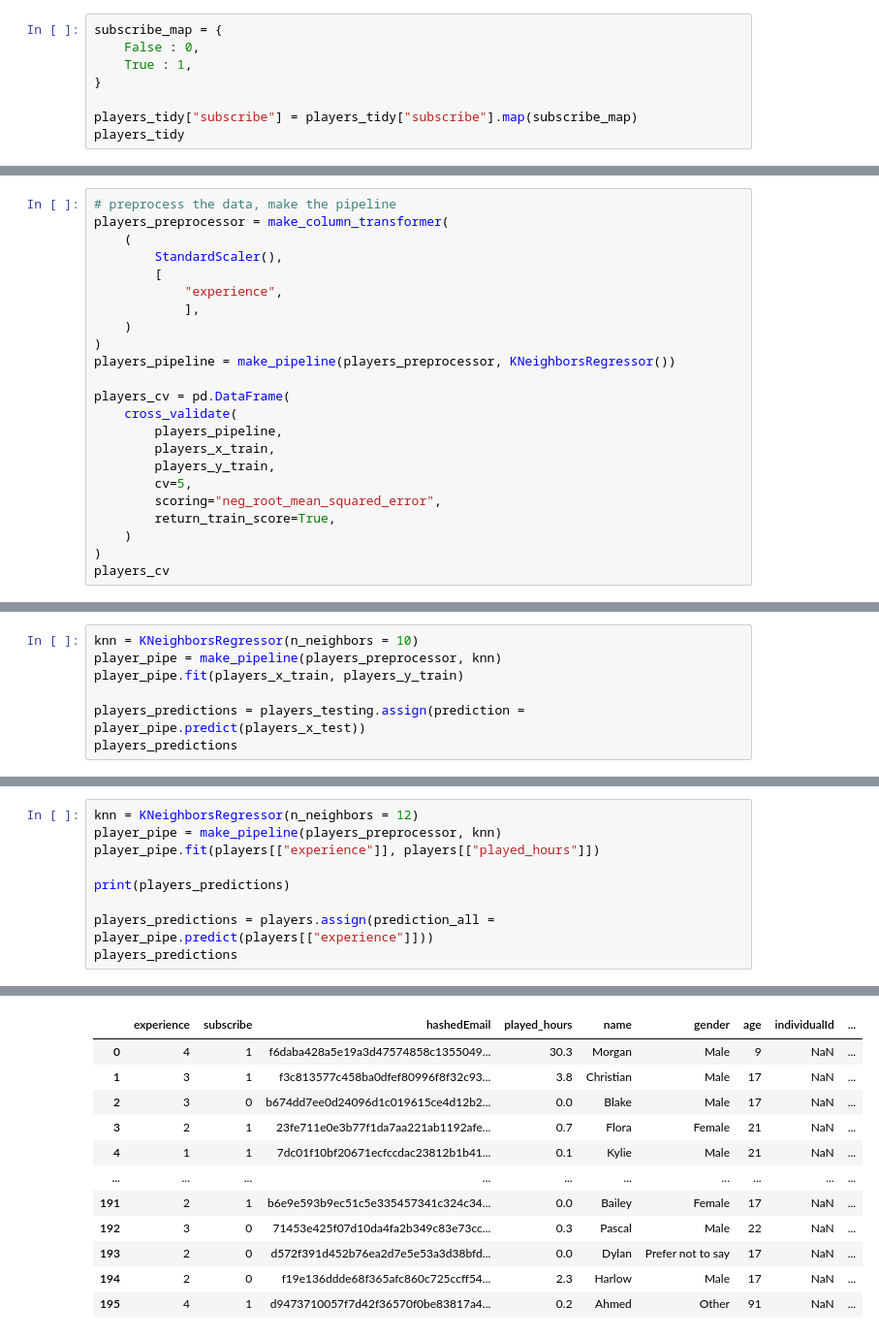
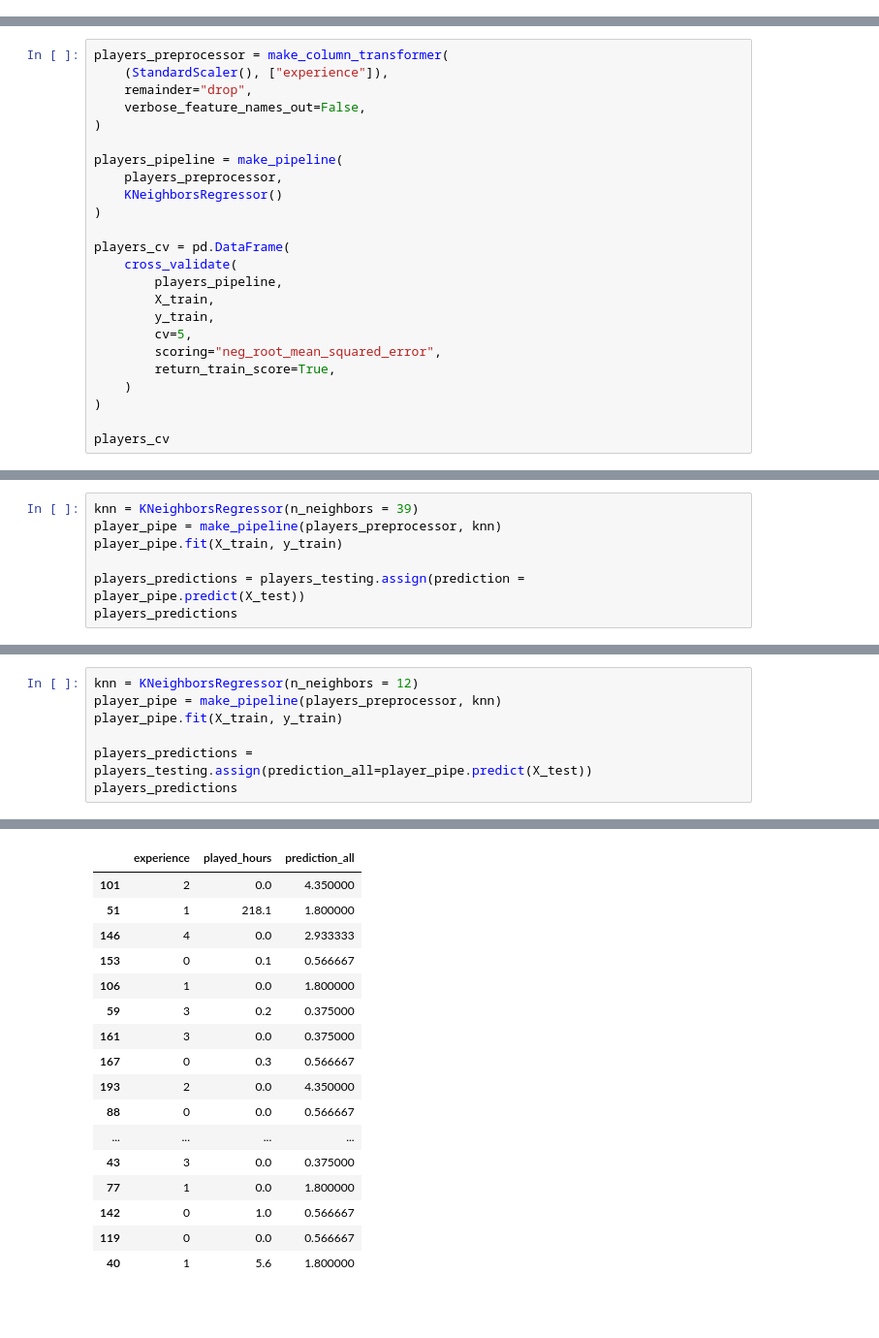
Before and after one commit to sydlpeters/dsci-group-2025w1-group-101-1, a Jupyter notebook: FinalProject.ipynb, the cells around one changed output, grey strips where cells are left out. Shown at 97% size. Drawn from its saved outputs; the diff is of its cells as text; blank space fills up the shorter version.

```diff
--- a/FinalProject.ipynb
+++ b/FinalProject.ipynb
@@ -201,8 +212,0 @@ players
-# %%
-subscribe_map = {
-    False : 0,
-    True : 1,
-}
-
-players_tidy["subscribe"] = players_tidy["subscribe"].map(subscribe_map)
-players_tidy
@@ -251,25 +227,26 @@ players_training
 # %%
-# preprocess the data, make the pipeline
 players_preprocessor = make_column_transformer(
-    (
-        StandardScaler(),
-        [
-            "experience",
-            ],
-    )
+    (StandardScaler(), ["experience"]),
+    remainder="drop",
+    verbose_feature_names_out=False,
 )
-players_pipeline = make_pipeline(players_preprocessor, KNeighborsRegressor())
+
+players_pipeline = make_pipeline(
+    players_preprocessor,
+    KNeighborsRegressor()
+)
 
 players_cv = pd.DataFrame(
     cross_validate(
         players_pipeline,
-        players_x_train,
-        players_y_train,
+        X_train,
+        y_train,
         cv=5,
         scoring="neg_root_mean_squared_error",
         return_train_score=True,
     )
 )
+
 players_cv
 # %% [output]
 |  | fit_time | score_time | test_score | train_score |
@@ -330,8 +311,8 @@ np.float64(16.028531937252072)
 # %%
-knn = KNeighborsRegressor(n_neighbors = 10)
+knn = KNeighborsRegressor(n_neighbors = 39)
 player_pipe = make_pipeline(players_preprocessor, knn)
-player_pipe.fit(players_x_train, players_y_train)
+player_pipe.fit(X_train, y_train)
 
-players_predictions = players_testing.assign(prediction = player_pipe.predict(players_x_test))
+players_predictions = players_testing.assign(prediction = player_pipe.predict(X_test))
 players_predictions
 # %% [output]
@@ -432,10 +427,8 @@ np.float64(24.74677992806886)
 # %%
 knn = KNeighborsRegressor(n_neighbors = 12)
 player_pipe = make_pipeline(players_preprocessor, knn)
-player_pipe.fit(players[["experience"]], players[["played_hours"]])
+player_pipe.fit(X_train, y_train)
 
-print(players_predictions)
-
-players_predictions = players.assign(prediction_all = player_pipe.predict(players[["experience"]]))
+players_predictions = players_testing.assign(prediction_all=player_pipe.predict(X_test))
 players_predictions
 # %% [output]
@@ -459,12 +435,17 @@ players_predictions
-|  | experience | subscribe | hashedEmail | played_hours | name | gender | age | individualId | ... |
-| 0 | 4 | 1 | f6daba428a5e19a3d47574858c1355049... | 30.3 | Morgan | Male | 9 | NaN | ... |
-| 1 | 3 | 1 | f3c813577c458ba0dfef80996f8f32c93... | 3.8 | Christian | Male | 17 | NaN | ... |
-| 2 | 3 | 0 | b674dd7ee0d24096d1c019615ce4d12b2... | 0.0 | Blake | Male | 17 | NaN | ... |
-| 3 | 2 | 1 | 23fe711e0e3b77f1da7aa221ab1192afe... | 0.7 | Flora | Female | 21 | NaN | ... |
-| 4 | 1 | 1 | 7dc01f10bf20671ecfccdac23812b1b41... | 0.1 | Kylie | Male | 21 | NaN | ... |
-| ... | ... | ... | ... | ... | ... | ... | ... | ... | ... |
-| 191 | 2 | 1 | b6e9e593b9ec51c5e335457341c324c34... | 0.0 | Bailey | Female | 17 | NaN | ... |
-| 192 | 3 | 0 | 71453e425f07d10da4fa2b349c83e73cc... | 0.3 | Pascal | Male | 22 | NaN | ... |
-| 193 | 2 | 0 | d572f391d452b76ea2d7e5e53a3d38bfd... | 0.0 | Dylan | Prefer not to say | 17 | NaN | ... |
-| 194 | 2 | 0 | f19e136ddde68f365afc860c725ccff54... | 2.3 | Harlow | Male | 17 | NaN | ... |
-| 195 | 4 | 1 | d9473710057f7d42f36570f0be83817a4... | 0.2 | Ahmed | Other | 91 | NaN | ... |
+|  | experience | played_hours | prediction_all |
+| 101 | 2 | 0.0 | 4.350000 |
+| 51 | 1 | 218.1 | 1.800000 |
+| 146 | 4 | 0.0 | 2.933333 |
+| 153 | 0 | 0.1 | 0.566667 |
+| 106 | 1 | 0.0 | 1.800000 |
+| 59 | 3 | 0.2 | 0.375000 |
+| 161 | 3 | 0.0 | 0.375000 |
+| 167 | 0 | 0.3 | 0.566667 |
+| 193 | 2 | 0.0 | 4.350000 |
+| 88 | 0 | 0.0 | 0.566667 |
+| ... | ... | ... | ... |
+| 43 | 3 | 0.0 | 0.375000 |
+| 77 | 1 | 0.0 | 1.800000 |
+| 142 | 0 | 1.0 | 0.566667 |
+| 119 | 0 | 0.0 | 0.566667 |
+| 40 | 1 | 5.6 | 1.800000 |
```
Also changed, not shown: parts of 35 cells of this notebook.
